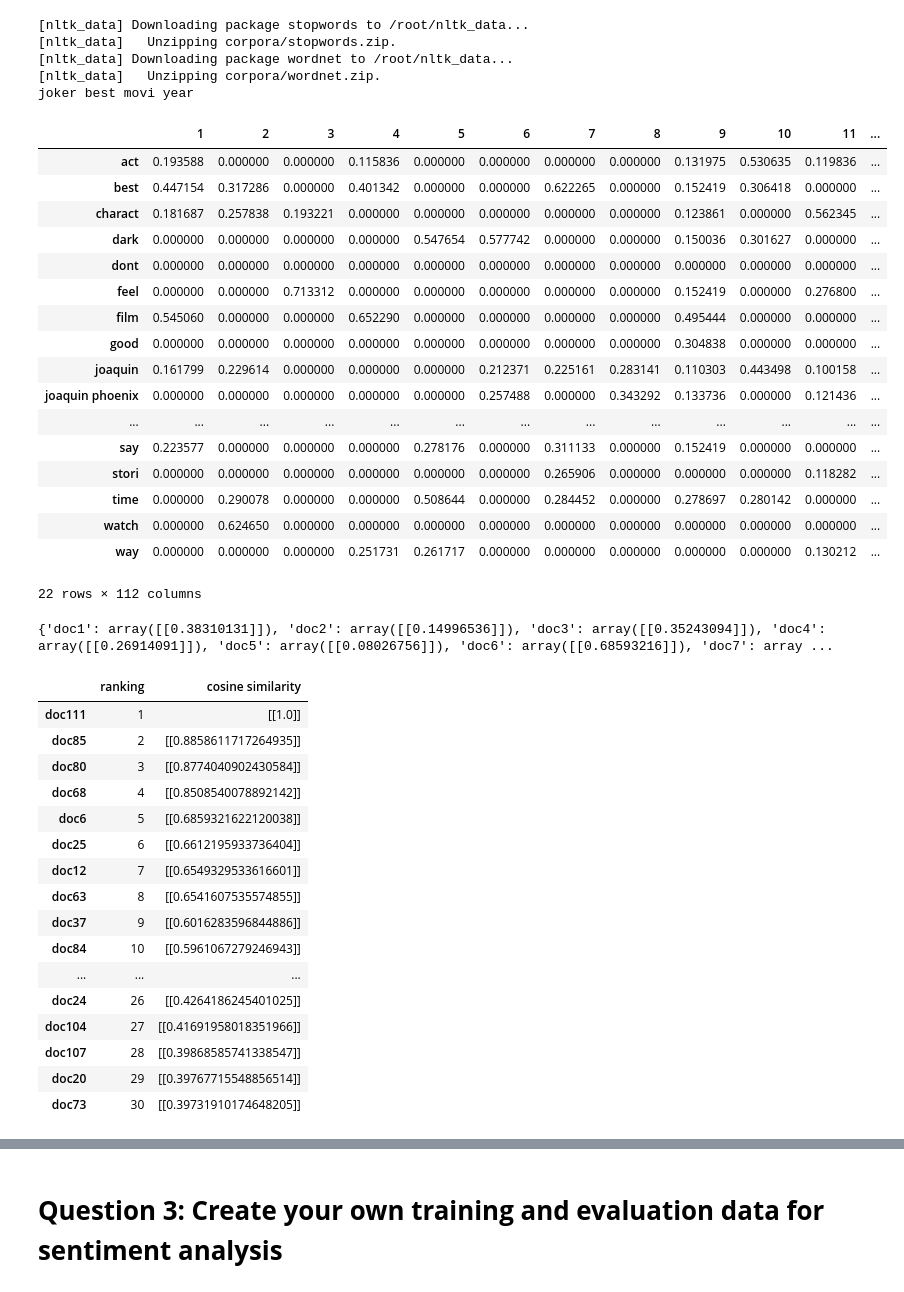
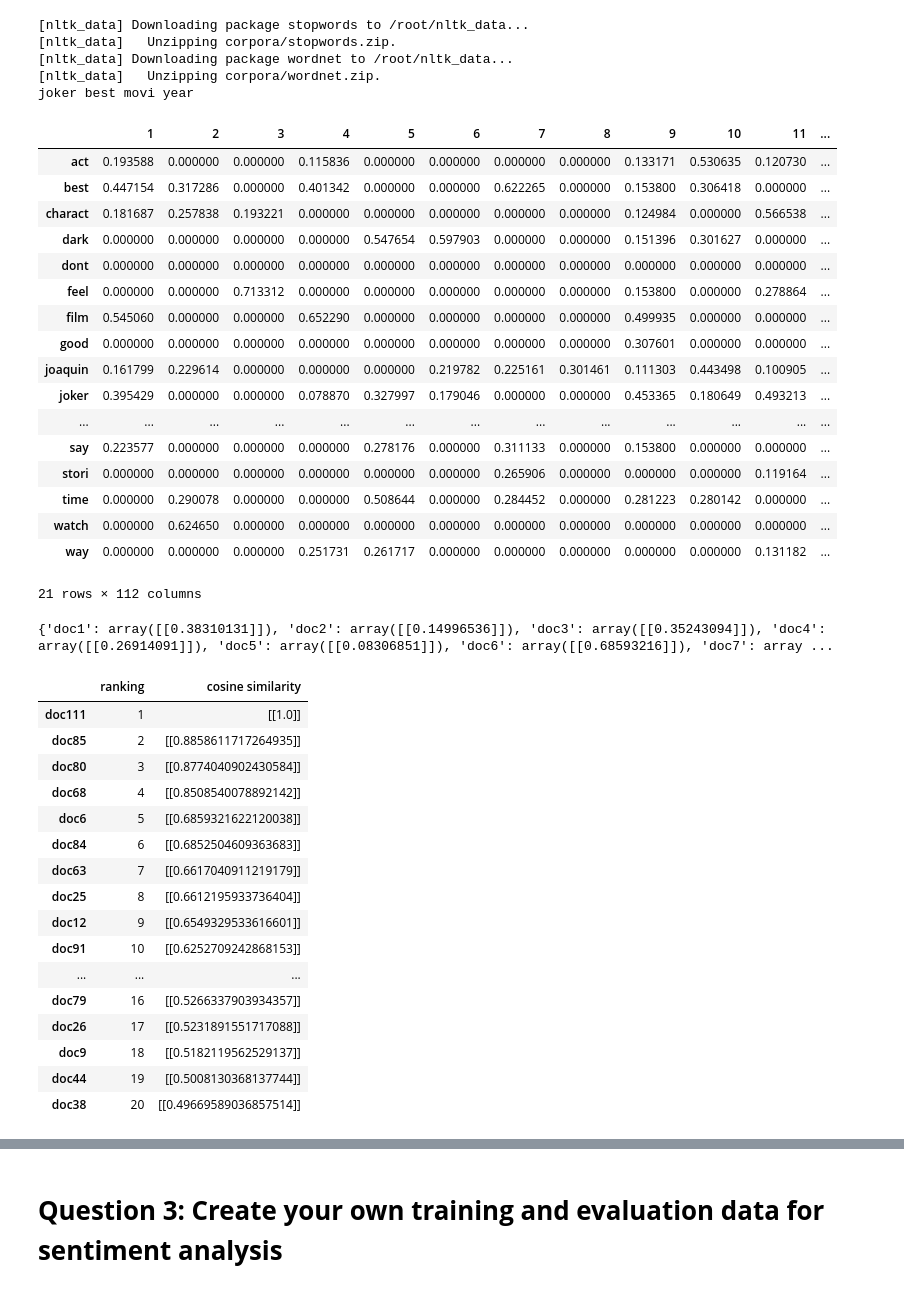
Before and after one commit to HuyenNguyenHelen/Huyen_INFO5731_Spring2020, a Jupyter notebook: INFO5731_Assignment_Three.ipynb, the cells around one changed output, grey strips where cells are left out. Saved outputs shown, nothing was run; the diff lists cells and outputs as text; code cells hidden in the pictures.

```diff
--- a/INFO5731_Assignment_Three.ipynb
+++ b/INFO5731_Assignment_Three.ipynb
@@ -241,34 +213,34 @@ joker best movi year
 # %%
 # Caculate tfidf, and extract features representing all reviews and the query
 
 doc=[doc for doc in data_query.splitlines()]
 corpus = {v: k for v, k in enumerate(data_query.splitlines(),1)}
-tfidf=TfidfVectorizer(input=doc, max_features=50, min_df=0.2, lowercase=True, analyzer='word', stop_words='english', ngram_range=(1,3))
+tfidf=TfidfVectorizer(input=doc, max_features=50, min_df=0.2, lowercase=True, analyzer='word', stop_words='english', ngram_range=(1,1))
 tfs=tfidf.fit_transform(corpus.values())
 feature_names= tfidf.get_feature_names()
 corpus_index=[n for n in corpus]
 
 df=pandas.DataFrame(tfs.T.todense(), index=feature_names, columns=corpus_index)
 df
 # %% [output]
 |  | 1 | 2 | 3 | 4 | 5 | 6 | 7 | 8 | 9 | 10 | 11 | ... |
-| act | 0.193588 | 0.000000 | 0.000000 | 0.115836 | 0.000000 | 0.000000 | 0.000000 | 0.000000 | 0.131975 | 0.530635 | 0.119836 | ... |
-| best | 0.447154 | 0.317286 | 0.000000 | 0.401342 | 0.000000 | 0.000000 | 0.622265 | 0.000000 | 0.152419 | 0.306418 | 0.000000 | ... |
-| charact | 0.181687 | 0.257838 | 0.193221 | 0.000000 | 0.000000 | 0.000000 | 0.000000 | 0.000000 | 0.123861 | 0.000000 | 0.562345 | ... |
-| dark | 0.000000 | 0.000000 | 0.000000 | 0.000000 | 0.547654 | 0.577742 | 0.000000 | 0.000000 | 0.150036 | 0.301627 | 0.000000 | ... |
+| act | 0.193588 | 0.000000 | 0.000000 | 0.115836 | 0.000000 | 0.000000 | 0.000000 | 0.000000 | 0.133171 | 0.530635 | 0.120730 | ... |
+| best | 0.447154 | 0.317286 | 0.000000 | 0.401342 | 0.000000 | 0.000000 | 0.622265 | 0.000000 | 0.153800 | 0.306418 | 0.000000 | ... |
+| charact | 0.181687 | 0.257838 | 0.193221 | 0.000000 | 0.000000 | 0.000000 | 0.000000 | 0.000000 | 0.124984 | 0.000000 | 0.566538 | ... |
+| dark | 0.000000 | 0.000000 | 0.000000 | 0.000000 | 0.547654 | 0.597903 | 0.000000 | 0.000000 | 0.151396 | 0.301627 | 0.000000 | ... |
 | dont | 0.000000 | 0.000000 | 0.000000 | 0.000000 | 0.000000 | 0.000000 | 0.000000 | 0.000000 | 0.000000 | 0.000000 | 0.000000 | ... |
-| feel | 0.000000 | 0.000000 | 0.713312 | 0.000000 | 0.000000 | 0.000000 | 0.000000 | 0.000000 | 0.152419 | 0.000000 | 0.276800 | ... |
-| film | 0.545060 | 0.000000 | 0.000000 | 0.652290 | 0.000000 | 0.000000 | 0.000000 | 0.000000 | 0.495444 | 0.000000 | 0.000000 | ... |
-| good | 0.000000 | 0.000000 | 0.000000 | 0.000000 | 0.000000 | 0.000000 | 0.000000 | 0.000000 | 0.304838 | 0.000000 | 0.000000 | ... |
-| joaquin | 0.161799 | 0.229614 | 0.000000 | 0.000000 | 0.000000 | 0.212371 | 0.225161 | 0.283141 | 0.110303 | 0.443498 | 0.100158 | ... |
-| joaquin phoenix | 0.000000 | 0.000000 | 0.000000 | 0.000000 | 0.000000 | 0.257488 | 0.000000 | 0.343292 | 0.133736 | 0.000000 | 0.121436 | ... |
+| feel | 0.000000 | 0.000000 | 0.713312 | 0.000000 | 0.000000 | 0.000000 | 0.000000 | 0.000000 | 0.153800 | 0.000000 | 0.278864 | ... |
+| film | 0.545060 | 0.000000 | 0.000000 | 0.652290 | 0.000000 | 0.000000 | 0.000000 | 0.000000 | 0.499935 | 0.000000 | 0.000000 | ... |
+| good | 0.000000 | 0.000000 | 0.000000 | 0.000000 | 0.000000 | 0.000000 | 0.000000 | 0.000000 | 0.307601 | 0.000000 | 0.000000 | ... |
+| joaquin | 0.161799 | 0.229614 | 0.000000 | 0.000000 | 0.000000 | 0.219782 | 0.225161 | 0.301461 | 0.111303 | 0.443498 | 0.100905 | ... |
+| joker | 0.395429 | 0.000000 | 0.000000 | 0.078870 | 0.327997 | 0.179046 | 0.000000 | 0.000000 | 0.453365 | 0.180649 | 0.493213 | ... |
 | ... | ... | ... | ... | ... | ... | ... | ... | ... | ... | ... | ... | ... |
-| say | 0.223577 | 0.000000 | 0.000000 | 0.000000 | 0.278176 | 0.000000 | 0.311133 | 0.000000 | 0.152419 | 0.000000 | 0.000000 | ... |
-| stori | 0.000000 | 0.000000 | 0.000000 | 0.000000 | 0.000000 | 0.000000 | 0.265906 | 0.000000 | 0.000000 | 0.000000 | 0.118282 | ... |
-| time | 0.000000 | 0.290078 | 0.000000 | 0.000000 | 0.508644 | 0.000000 | 0.284452 | 0.000000 | 0.278697 | 0.280142 | 0.000000 | ... |
+| say | 0.223577 | 0.000000 | 0.000000 | 0.000000 | 0.278176 | 0.000000 | 0.311133 | 0.000000 | 0.153800 | 0.000000 | 0.000000 | ... |
+| stori | 0.000000 | 0.000000 | 0.000000 | 0.000000 | 0.000000 | 0.000000 | 0.265906 | 0.000000 | 0.000000 | 0.000000 | 0.119164 | ... |
+| time | 0.000000 | 0.290078 | 0.000000 | 0.000000 | 0.508644 | 0.000000 | 0.284452 | 0.000000 | 0.281223 | 0.280142 | 0.000000 | ... |
 | watch | 0.000000 | 0.624650 | 0.000000 | 0.000000 | 0.000000 | 0.000000 | 0.000000 | 0.000000 | 0.000000 | 0.000000 | 0.000000 | ... |
-| way | 0.000000 | 0.000000 | 0.000000 | 0.251731 | 0.261717 | 0.000000 | 0.000000 | 0.000000 | 0.000000 | 0.000000 | 0.130212 | ... |
+| way | 0.000000 | 0.000000 | 0.000000 | 0.251731 | 0.261717 | 0.000000 | 0.000000 | 0.000000 | 0.000000 | 0.000000 | 0.131182 | ... |
-22 rows × 112 columns
+21 rows × 112 columns
 # %%
 # Calculate cosine similarity of the query to others documents by using SKLEARN
 import pandas
@@ -291,24 +263,24 @@ cosim_list = [quer_sim[doc]for doc in sorted_quer_sim]
 
 rankdf=pandas.DataFrame.from_dict (quer_sim_rank,orient = 'index', columns = ['ranking'])
 rankdf ['cosine similarity'] = cosim_list
-rankdf.head(30)
+rankdf.head(20)
 # %% [output]
-{'doc1': array([[0.38310131]]), 'doc2': array([[0.14996536]]), 'doc3': array([[0.35243094]]), 'doc4': array([[0.26914091]]), 'doc5': array([[0.08026756]]), 'doc6': array([[0.68593216]]), 'doc7': array ...
+{'doc1': array([[0.38310131]]), 'doc2': array([[0.14996536]]), 'doc3': array([[0.35243094]]), 'doc4': array([[0.26914091]]), 'doc5': array([[0.08306851]]), 'doc6': array([[0.68593216]]), 'doc7': array ...
 |  | ranking | cosine similarity |
 | doc111 | 1 | [[1.0]] |
 | doc85 | 2 | [[0.8858611717264935]] |
 | doc80 | 3 | [[0.8774040902430584]] |
 | doc68 | 4 | [[0.8508540078892142]] |
 | doc6 | 5 | [[0.6859321622120038]] |
-| doc25 | 6 | [[0.6612195933736404]] |
-| doc12 | 7 | [[0.6549329533616601]] |
-| doc63 | 8 | [[0.6541607535574855]] |
-| doc37 | 9 | [[0.6016283596844886]] |
-| doc84 | 10 | [[0.5961067279246943]] |
+| doc84 | 6 | [[0.6852504609363683]] |
+| doc63 | 7 | [[0.6617040911219179]] |
+| doc25 | 8 | [[0.6612195933736404]] |
+| doc12 | 9 | [[0.6549329533616601]] |
+| doc91 | 10 | [[0.6252709242868153]] |
 | ... | ... | ... |
-| doc24 | 26 | [[0.4264186245401025]] |
-| doc104 | 27 | [[0.41691958018351966]] |
-| doc107 | 28 | [[0.39868585741338547]] |
-| doc20 | 29 | [[0.39767715548856514]] |
-| doc73 | 30 | [[0.39731910174648205]] |
+| doc79 | 16 | [[0.5266337903934357]] |
+| doc26 | 17 | [[0.5231891551717088]] |
+| doc9 | 18 | [[0.5182119562529137]] |
+| doc44 | 19 | [[0.5008130368137744]] |
+| doc38 | 20 | [[0.49669589036857514]] |
 # %%
```
Also changed, not shown: parts of 5 cells of this notebook.
